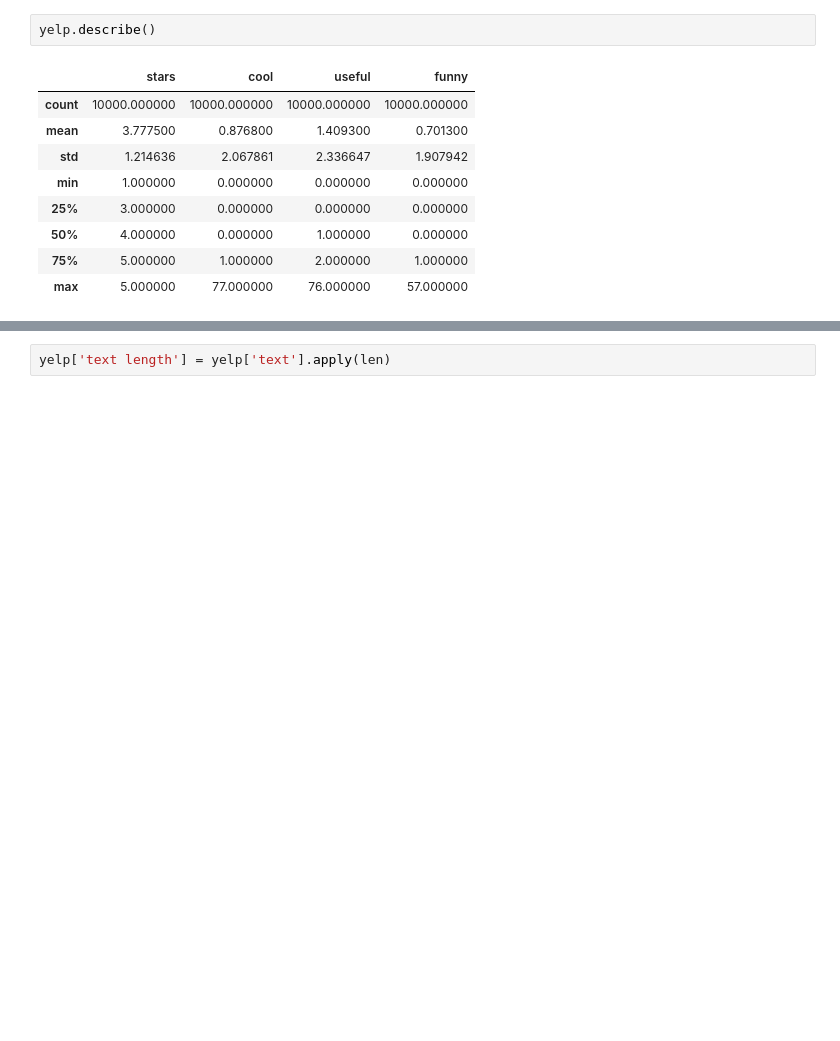
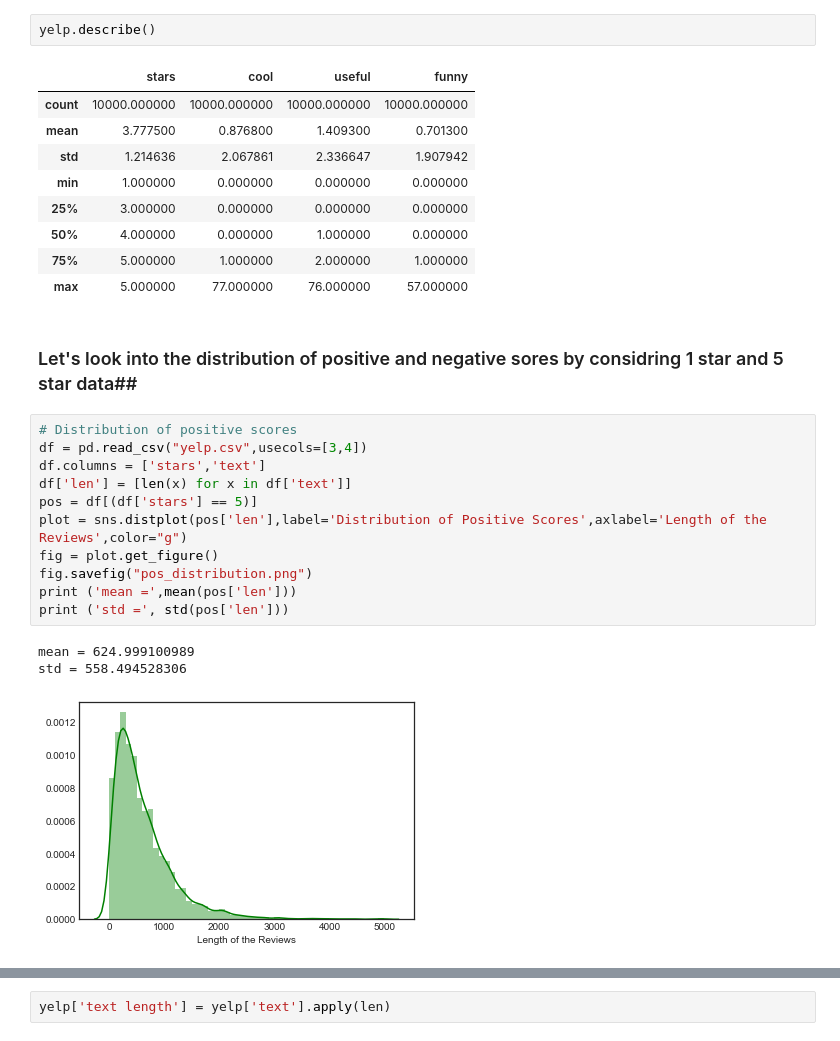
Before and after one commit to mnarasimhan02/MachineLearning, a Jupyter notebook: Capstone/YelpReview/Yelp_Review_Sentiment_Analysis.ipynb, the cells around one changed output, grey strips where cells are left out. Drawn from its saved outputs; the diff is of its cells as text; blank space fills up the shorter version.

Commit message:
Added additional visualization for data distribution

```diff
--- a/Capstone/YelpReview/Yelp_Review_Sentiment_Analysis.ipynb
+++ b/Capstone/YelpReview/Yelp_Review_Sentiment_Analysis.ipynb
@@ -83,3 +87,20 @@ yelp.describe()
 | 50% | 4.000000 | 0.000000 | 1.000000 | 0.000000 |
 | 75% | 5.000000 | 1.000000 | 2.000000 | 1.000000 |
 | max | 5.000000 | 77.000000 | 76.000000 | 57.000000 |
+# %% [markdown]
+### Let's look into the distribution of positive and negative sores by considring 1 star and 5 star data##
+# %%
+# Distribution of positive scores
+df = pd.read_csv("yelp.csv",usecols=[3,4])
+df.columns = ['stars','text']
+df['len'] = [len(x) for x in df['text']]
+pos = df[(df['stars'] == 5)]
+plot = sns.distplot(pos['len'],label='Distribution of Positive Scores',axlabel='Length of the Reviews',color="g")
+fig = plot.get_figure()
+fig.savefig("pos_distribution.png")
+print ('mean =',mean(pos['len']))
+print ('std =', std(pos['len']))
+# %% [output]
+mean = 624.999100989
+std = 558.494528306
+[figure, added]
```
Also changed, not shown: parts of 7 cells of this notebook, 3 other files.
